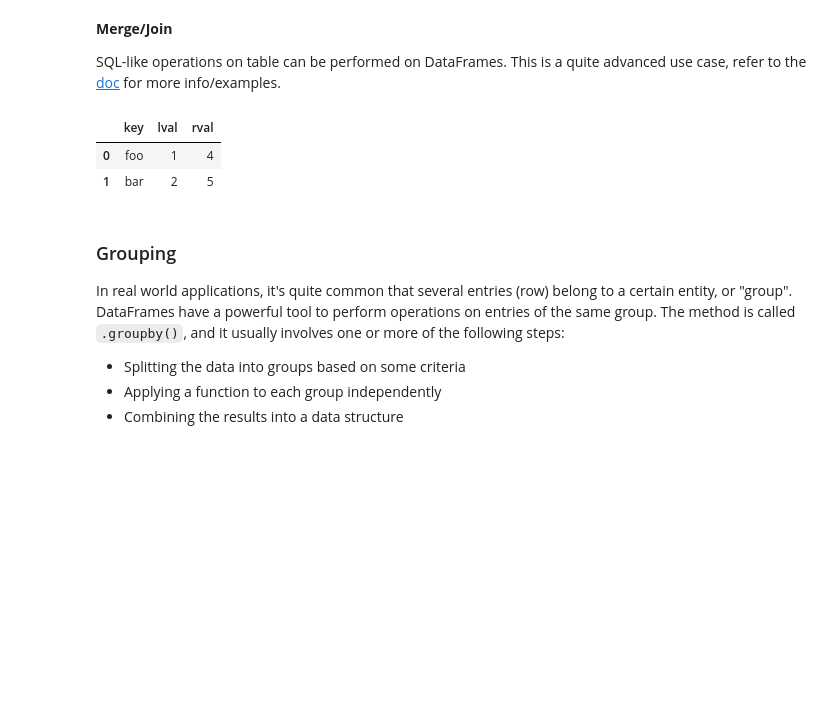
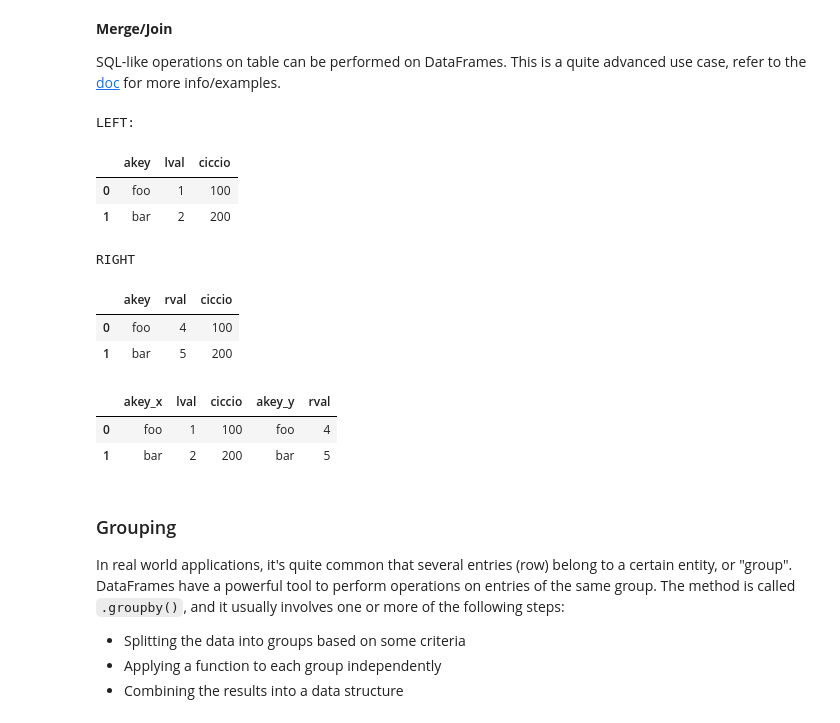
Before and after one commit to francescozanirato/ScientificComputingWithPython2023, a Jupyter notebook: 05_pandas.ipynb, the cells around one changed output. Cells and saved outputs as stored; diff of their text form; code cells hidden in the pictures; blank space fills up the shorter version.

```diff
--- a/05_pandas.ipynb
+++ b/05_pandas.ipynb
@@ -976,14 +985,28 @@ In case of dimension mismatch, `NaN` are added where needed.
 
 SQL-like operations on table can be performed on DataFrames. This is a quite advanced use case, refer to the [doc](https://pandas.pydata.org/pandas-docs/stable/merging.html#merging) for more info/examples.
 # %%
-left = pd.DataFrame({'key': ['foo', 'bar'], 'lval': [1, 2]})
-right = pd.DataFrame({'key': ['foo', 'bar'], 'rval': [4, 5]})
+left = pd.DataFrame({'akey': ['foo', 'bar'], 'lval': [1, 2], 'ciccio': [100,200]})
+right = pd.DataFrame({'akey': ['foo', 'bar'], 'rval': [4, 5], 'ciccio': [100,200]})
 
-pd.merge(left, right, on="key")
+print('LEFT:')
+display(left)
+print('RIGHT')
+display(right)
+
+#pd.merge(left, right)
+pd.merge(left, right, on="ciccio")
 # %% [output]
+LEFT:
-|  | key | lval | rval |
-| 0 | foo | 1 | 4 |
-| 1 | bar | 2 | 5 |
+|  | akey | lval | ciccio |
+| 0 | foo | 1 | 100 |
+| 1 | bar | 2 | 200 |
+RIGHT
+|  | akey | rval | ciccio |
+| 0 | foo | 4 | 100 |
+| 1 | bar | 5 | 200 |
+|  | akey_x | lval | ciccio | akey_y | rval |
+| 0 | foo | 1 | 100 | foo | 4 |
+| 1 | bar | 2 | 200 | bar | 5 |
 # %% [markdown]
 ### Grouping
 
```
Also changed, not shown: parts of 45 cells of this notebook, 3 other files.
